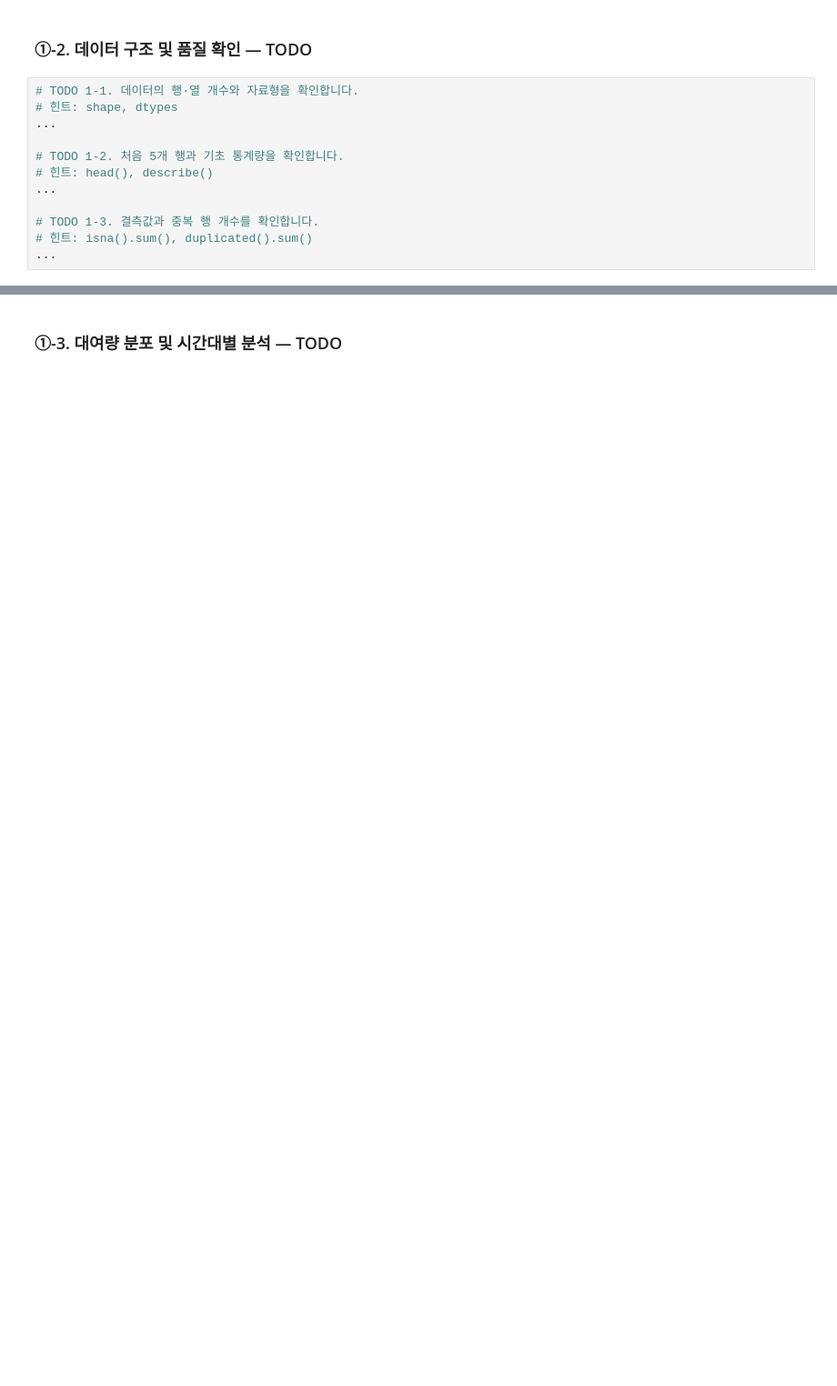
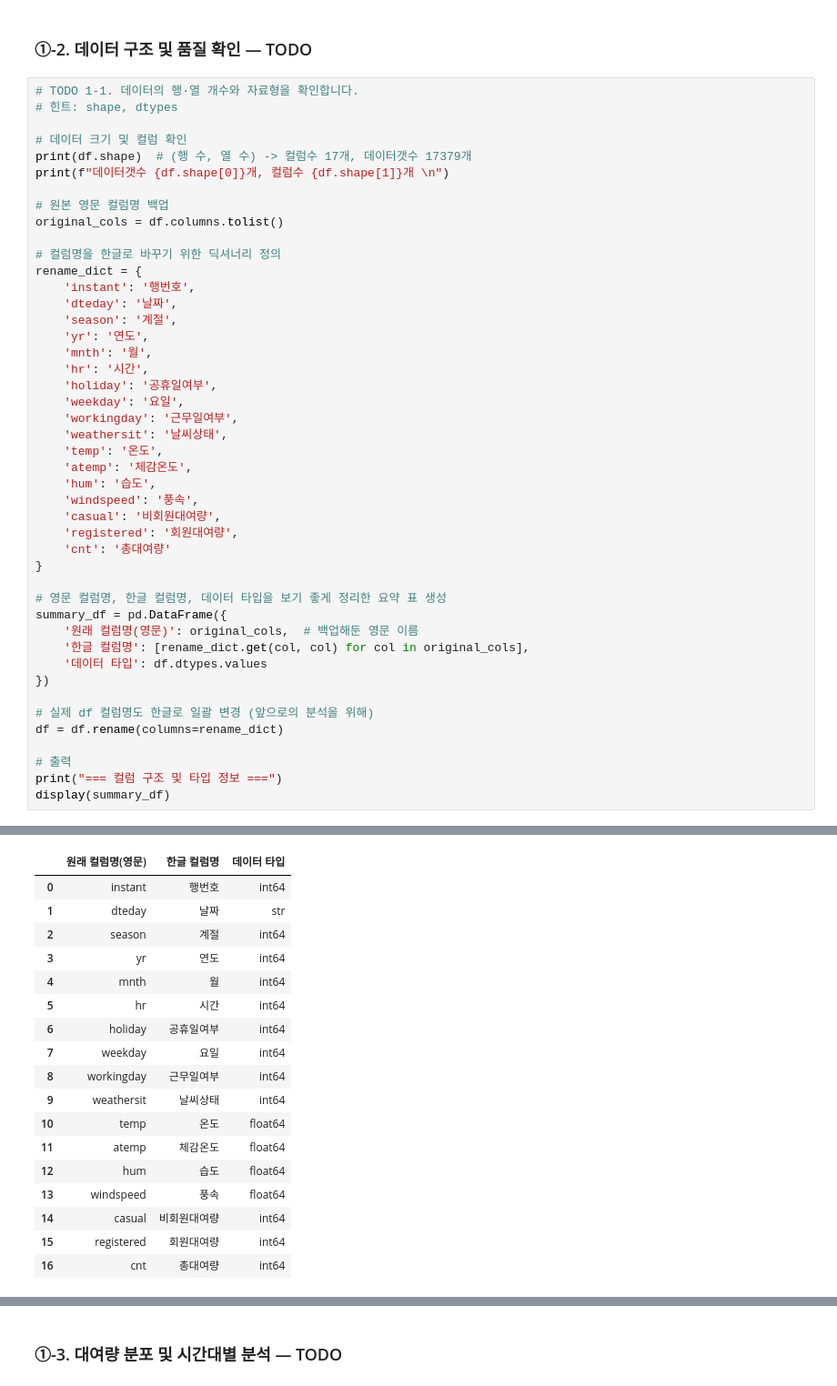
Before and after one commit to iremys/ai-mini-projects, a Jupyter notebook: mini-project-01/code/01_regression_bike_demand.ipynb, the cells around one changed output, grey strips where cells are left out. Shown at 91% size. Saved outputs shown, nothing was run; the diff lists cells and outputs as text; blank space fills up the shorter version.

```diff
--- a/mini-project-01/code/01_regression_bike_demand.ipynb
+++ b/mini-project-01/code/01_regression_bike_demand.ipynb
@@ -31,12 +38,46 @@ print("데이터 로딩 완료")
 # %%
 # TODO 1-1. 데이터의 행·열 개수와 자료형을 확인합니다.
 # 힌트: shape, dtypes
-...
 
-# TODO 1-2. 처음 5개 행과 기초 통계량을 확인합니다.
-# 힌트: head(), describe()
-...
+# 데이터 크기 및 컬럼 확인
+print(df.shape)  # (행 수, 열 수) -> 컬럼수 17개, 데이터갯수 17379개
+print(f"데이터갯수 {df.shape[0]}개, 컬럼수 {df.shape[1]}개 \n")
 
-# TODO 1-3. 결측값과 중복 행 개수를 확인합니다.
-# 힌트: isna().sum(), duplicated().sum()
-...
+# 원본 영문 컬럼명 백업
+original_cols = df.columns.tolist()
+
+# 컬럼명을 한글로 바꾸기 위한 딕셔너리 정의
+rename_dict = {
+    'instant': '행번호',
+    'dteday': '날짜',
+    'season': '계절',
+    'yr': '연도',
+    'mnth': '월',
+    'hr': '시간',
+    'holiday': '공휴일여부',
+    'weekday': '요일',
+    'workingday': '근무일여부',
+    'weathersit': '날씨상태',
+    'temp': '온도',
+    'atemp': '체감온도',
+    'hum': '습도',
+    'windspeed': '풍속',
+    'casual': '비회원대여량',
+    'registered': '회원대여량',
+    'cnt': '총대여량'
+}
+
+# 영문 컬럼명, 한글 컬럼명, 데이터 타입을 보기 좋게 정리한 요약 표 생성
+summary_df = pd.DataFrame({
+    '원래 컬럼명(영문)': original_cols,  # 백업해둔 영문 이름
+    '한글 컬럼명': [rename_dict.get(col, col) for col in original_cols],
+    '데이터 타입': df.dtypes.values
+})
+
+# 실제 df 컬럼명도 한글로 일괄 변경 (앞으로의 분석을 위해)
+df = df.rename(columns=rename_dict)
+
+# 출력
+print("=== 컬럼 구조 및 타입 정보 ===")
+display(summary_df)
+# %% [output]
@@ -42,0 +88,18 @@ print("데이터 로딩 완료")
+|  | 원래 컬럼명(영문) | 한글 컬럼명 | 데이터 타입 |
+| 0 | instant | 행번호 | int64 |
+| 1 | dteday | 날짜 | str |
+| 2 | season | 계절 | int64 |
+| 3 | yr | 연도 | int64 |
+| 4 | mnth | 월 | int64 |
+| 5 | hr | 시간 | int64 |
+| 6 | holiday | 공휴일여부 | int64 |
+| 7 | weekday | 요일 | int64 |
+| 8 | workingday | 근무일여부 | int64 |
+| 9 | weathersit | 날씨상태 | int64 |
+| 10 | temp | 온도 | float64 |
+| 11 | atemp | 체감온도 | float64 |
+| 12 | hum | 습도 | float64 |
+| 13 | windspeed | 풍속 | float64 |
+| 14 | casual | 비회원대여량 | int64 |
+| 15 | registered | 회원대여량 | int64 |
+| 16 | cnt | 총대여량 | int64 |
```
Also changed, not shown: parts of 5 cells of this notebook, 1 other file.
